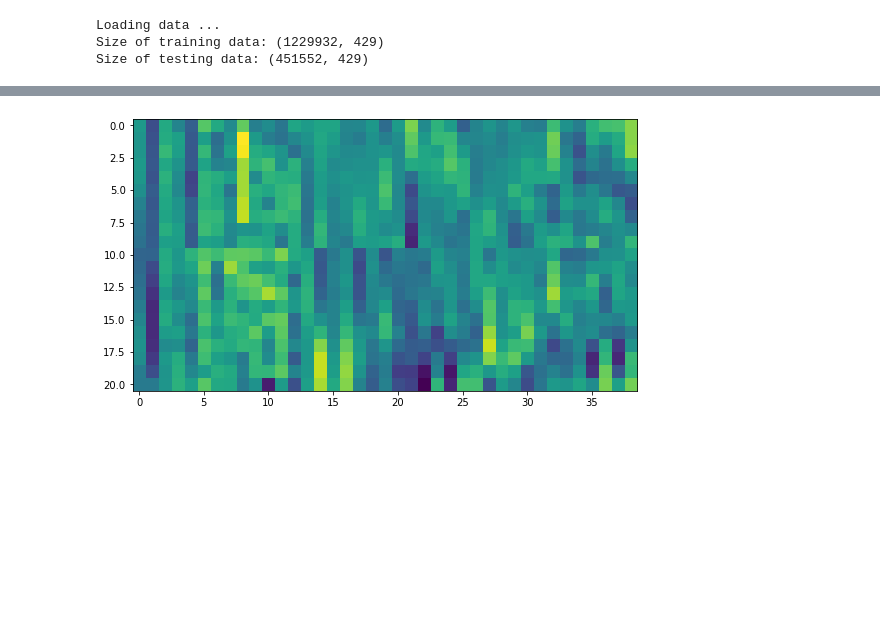
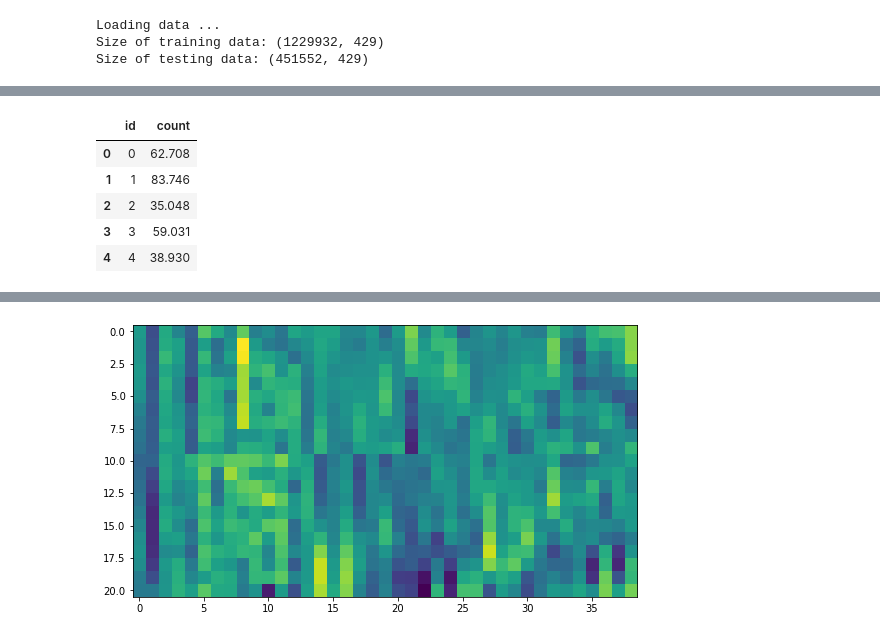
Before and after one commit to fockspaces/ML2021spring, a Jupyter notebook: HW2 Phoneme Classification/FC.ipynb, the cells around one changed output, grey strips where cells are left out. Saved outputs shown, nothing was run; the diff lists cells and outputs as text; code cells hidden in the pictures; blank space fills up the shorter version.

```diff
--- a/HW2 Phoneme Classification/FC.ipynb
+++ b/HW2 Phoneme Classification/FC.ipynb
@@ -59,0 +87,12 @@ Size of testing data: (451552, 429)
+# %%
+import pandas as pd
+df = pd.read_csv("/content/distribution.csv")
+df['count'] = df['count'] / 1000
+df.head()
+# %% [output]
+|  | id | count |
+| 0 | 0 | 62.708 |
+| 1 | 1 | 83.746 |
+| 2 | 2 | 35.048 |
+| 3 | 3 | 59.031 |
+| 4 | 4 | 38.930 |
```
Also changed, not shown: parts of 6 cells of this notebook.
